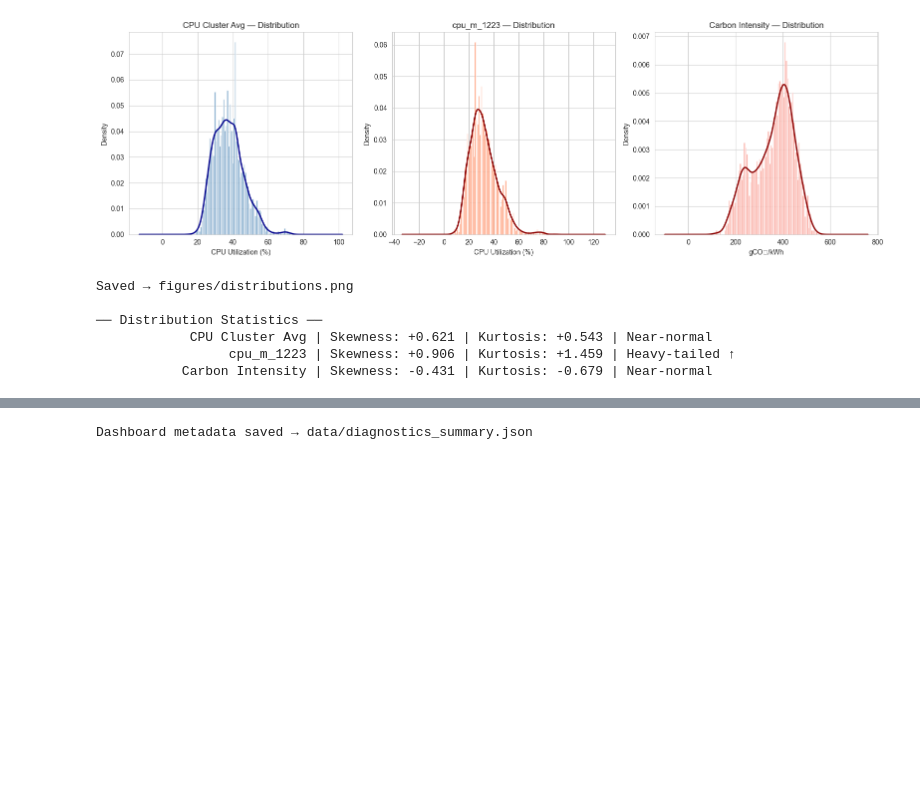
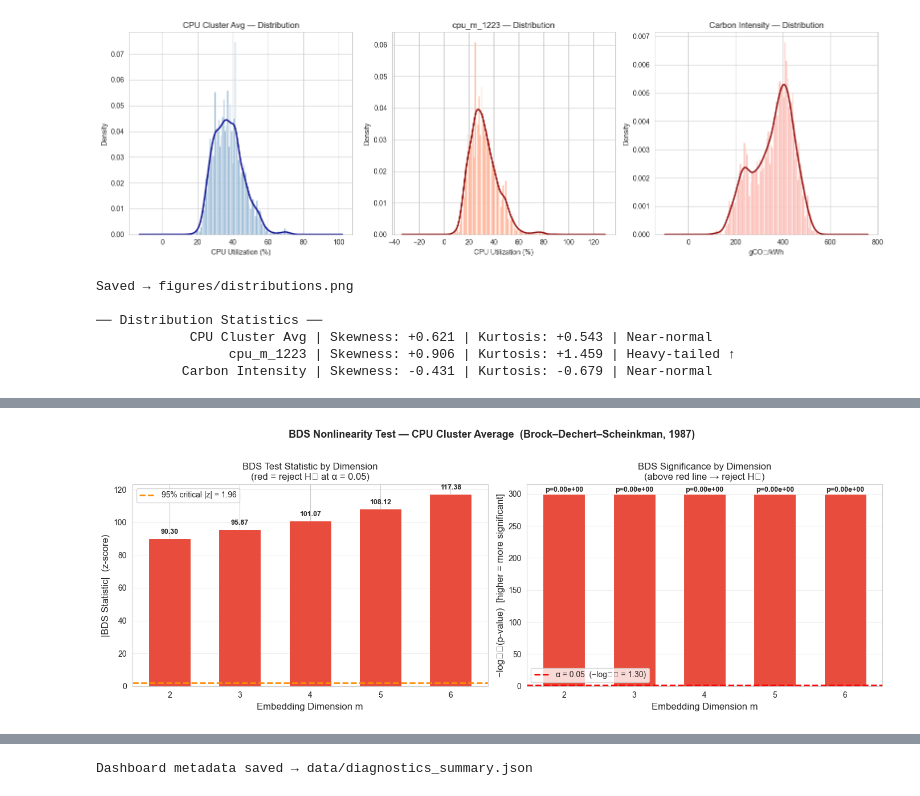
Before and after one commit to raswanthmalai19/GreenCluster-Carbon-Optimized-Workload-Forecasting, a Jupyter notebook: 03_tsa_diagnostics.ipynb, the cells around one changed output, grey strips where cells are left out. Saved outputs shown, nothing was run; the diff lists cells and outputs as text; code cells hidden in the pictures; blank space fills up the shorter version.

Commit message:
Add BDS nonlinearity test (NB03 §3.6), re-run diagnostics, update figures and JSON exports

```diff
--- a/03_tsa_diagnostics.ipynb
+++ b/03_tsa_diagnostics.ipynb
@@ -379,0 +400,92 @@ Saved → figures/distributions.png
+# %%
+
+# ── 3.6  BDS Nonlinearity Test — Brock–Dechert–Scheinkman (1987) ─────────────
+from statsmodels.tsa.stattools import bds
+
+cpu_clean = cpu_series.dropna().values          # primary analysis series (N ≈ 2304)
+
+# ── Run BDS test across embedding dimensions m = 2 … 6 ───────────────────────
+# epsilon = 1.5 × σ  (standard rule-of-thumb from Brock et al.)
+bds_stat, bds_pval = bds(cpu_clean, max_dim=6, distance=1.5)
+bds_dims = list(range(2, 7))                    # m = 2, 3, 4, 5, 6
+
+# ── Print formatted results table ─────────────────────────────────────────────
+print("=" * 70)
+print("  BDS NONLINEARITY TEST — CPU Cluster Average")
+print("  H₀: Series is i.i.d. (linear, no structure)")
+print("  H₁: Significant nonlinear serial dependence exists")
+print("=" * 70)
+print(f"  N = {len(cpu_clean):,} observations  |  ε = 1.5 × σ = {1.5 * float(np.std(cpu_clean)):.4f}\n")
+print(f"  {'m':>4} | {'BDS Statistic':>15} | {'p-value':>14} | Verdict")
+print(f"  {'-'*4}-+-{'-'*15}-+-{'-'*14}-+----------------------------------")
+
+bds_results = []
+for i, m in enumerate(bds_dims):
+    pv   = float(bds_pval[i])
+    sig  = bool(pv < 0.05)
+    pstr = f"{pv:.2e}" if pv < 1e-4 else f"{pv:.6f}"
+    verdict = "REJECT H₀  — nonlinear ✓" if sig else "Fail to reject H₀"
+    print(f"  {m:>4} | {bds_stat[i]:>15.6f} | {pstr:>14} | {verdict}")
+    bds_results.append({
+        "dim"      : int(m),
+        "bds_stat" : round(float(bds_stat[i]), 6),
+        "p_value"  : round(pv, 10),
+        "nonlinear": sig,
+    })
+
+overall_nonlinear = all(r["nonlinear"] for r in bds_results)
+print()
+print(f"  Overall: {'SIGNIFICANT NONLINEARITY across all dimensions ✓' if overall_nonlinear else 'Mixed — check individual dimensions'}")
+print(f"           → Justifies SETAR, Markov-Switching AR, and LSTM over linear ARMA")
+print("=" * 70)
+
+# ── Visualisation ──────────────────────────────────────────────────────────────
+fig, axes = plt.subplots(1, 2, figsize=(14, 5))
+
+bar_colors = ["#e74c3c" if r["nonlinear"] else "#3498db" for r in bds_results]
+abs_stats  = [abs(r["bds_stat"]) for r in bds_results]
+
+# Panel A — |BDS Statistic| (z-score)
+stat_offset = (max(abs_stats) - min(abs_stats)) * 0.03 + 1.0
+axes[0].bar(bds_dims, abs_stats, color=bar_colors, edgecolor="white", linewidth=0.8, width=0.6)
+axes[0].axhline(y=1.96, color="darkorange", linestyle="--", linewidth=2,
+                label="95% critical |z| = 1.96")
+axes[0].set_xlabel("Embedding Dimension m", fontsize=12)
+axes[0].set_ylabel("|BDS Statistic|  (z-score)", fontsize=12)
+axes[0].set_title("BDS Test Statistic by Dimension\n(red = reject H₀ at α = 0.05)", fontsize=12)
+axes[0].set_xticks(bds_dims)
+axes[0].legend(fontsize=10)
+axes[0].grid(True, alpha=0.3, axis="y")
+for m, val in zip(bds_dims, abs_stats):
+    axes[0].text(m, val + stat_offset, f"{val:.2f}",
+                 ha="center", va="bottom", fontsize=9, fontweight="bold")
+
+# Panel B — −log10(p-value)  [handles near-zero p-values gracefully]
+# Higher bar = more significant;  dashed line = α = 0.05 → −log10(0.05) ≈ 1.30
+neg_log_p  = [-np.log10(max(r["p_value"], 1e-300)) for r in bds_results]
+threshold  = -np.log10(0.05)                        # ≈ 1.301
+nlp_offset = (max(neg_log_p) - min(neg_log_p)) * 0.03 + 0.5
+
+axes[1].bar(bds_dims, neg_log_p, color=bar_colors, edgecolor="white", linewidth=0.8, width=0.6)
+axes[1].axhline(y=threshold, color="red", linestyle="--", linewidth=2,
+                label=f"α = 0.05  (−log₁₀ = {threshold:.2f})")
+axes[1].set_xlabel("Embedding Dimension m", fontsize=12)
+axes[1].set_ylabel("−log₁₀(p-value)  [higher = more significant]", fontsize=12)
+axes[1].set_title("BDS Significance by Dimension\n(above red line → reject H₀)", fontsize=12)
+axes[1].set_xticks(bds_dims)
+axes[1].legend(fontsize=10)
+axes[1].grid(True, alpha=0.3, axis="y")
+for m, nlp, pv in zip(bds_dims, neg_log_p, [r["p_value"] for r in bds_results]):
+    label = f"p={pv:.2e}" if pv < 1e-4 else f"p={pv:.4f}"
+    axes[1].text(m, nlp + nlp_offset, label,
+                 ha="center", va="bottom", fontsize=9, fontweight="bold")
+
+plt.suptitle(
+    "BDS Nonlinearity Test — CPU Cluster Average  (Brock–Dechert–Scheinkman, 1987)",
+    fontsize=13, fontweight="bold", y=1.02,
+)
+plt.tight_layout()
+plt.savefig(os.path.join(FIG_DIR, "bds_nonlinearity_test.png"), dpi=150, bbox_inches="tight")
+plt.show()
+print("Saved → figures/bds_nonlinearity_test.png")
+# %% [output]
@@ -379,0 +510 @@ Saved → figures/distributions.png
+[figure, added]
```
Also changed, not shown: parts of 11 cells of this notebook, 9 other files.
